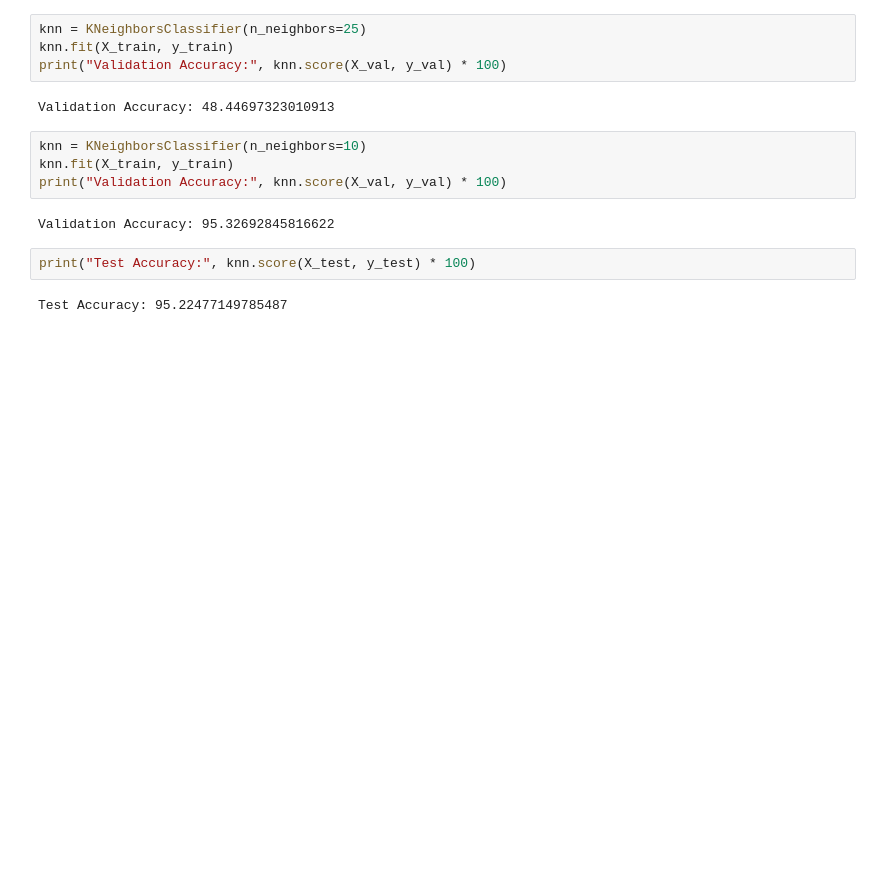
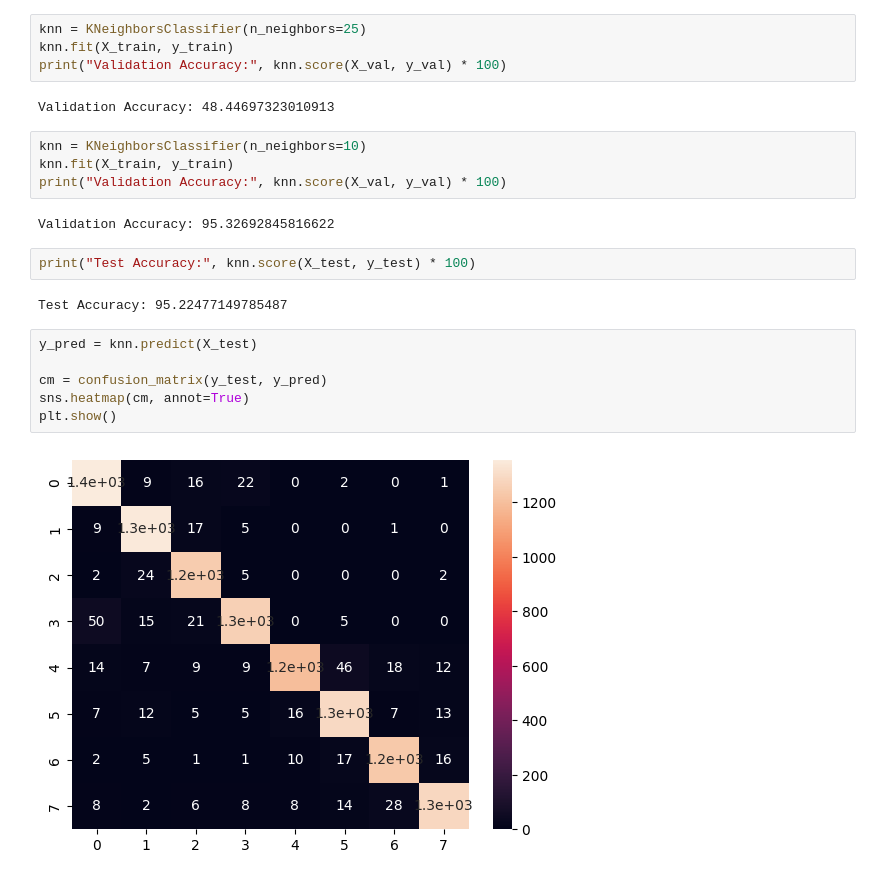
Before and after one commit to SamiaShashmi/gesture-recognition, a Jupyter notebook: knn.ipynb, the cells around one changed output. Cells and saved outputs as stored; diff of their text form; blank space fills up the shorter version.

```diff
--- a/knn.ipynb
+++ b/knn.ipynb
@@ -69,3 +73,11 @@ Validation Accuracy: 95.32692845816622
 print("Test Accuracy:", knn.score(X_test, y_test) * 100)
 # %% [output]
 Test Accuracy: 95.22477149785487
+# %%
+y_pred = knn.predict(X_test)
+
+cm = confusion_matrix(y_test, y_pred)
+sns.heatmap(cm, annot=True)
+plt.show()
+# %% [output]
+[figure, added]
```
Also changed, not shown: parts of 3 cells of this notebook, 6 other files.
